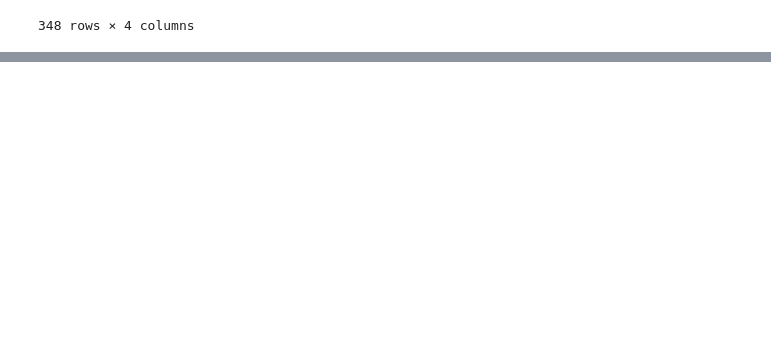
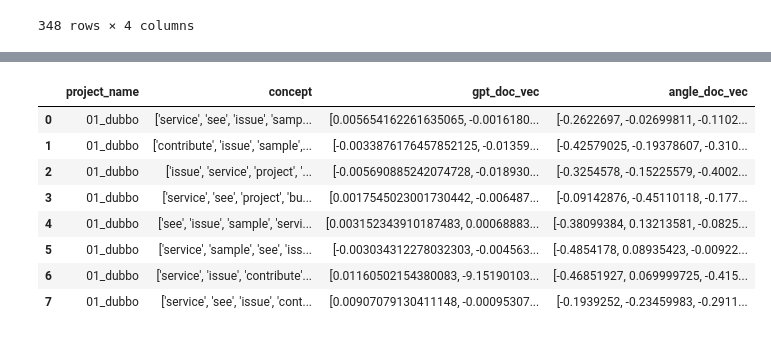
Before and after one commit to zakipauzi/concept-domain-coverage, a Jupyter notebook: 2_vectorising.ipynb, the cells around one changed output, grey strips where cells are left out. Cells and saved outputs as stored; diff of their text form; code cells hidden in the pictures; blank space fills up the shorter version.

```diff
--- a/2_vectorising.ipynb
+++ b/2_vectorising.ipynb
@@ -1073,0 +1011,12 @@ plot.show()
+# %%
+dubbo_doc_df
+# %% [output]
+|  | project_name | concept | gpt_doc_vec | angle_doc_vec |
+| 0 | 01_dubbo | ['service', 'see', 'issue', 'samp... | [0.005654162261635065, -0.0016180... | [-0.2622697, -0.02699811, -0.1102... |
+| 1 | 01_dubbo | ['contribute', 'issue', 'sample',... | [-0.0033876176457852125, -0.01359... | [-0.42579025, -0.19378607, -0.310... |
+| 2 | 01_dubbo | ['issue', 'service', 'project', '... | [-0.005690885242074728, -0.018930... | [-0.3254578, -0.15225579, -0.4002... |
+| 3 | 01_dubbo | ['service', 'see', 'project', 'bu... | [0.0017545023001730442, -0.006487... | [-0.09142876, -0.45110118, -0.177... |
+| 4 | 01_dubbo | ['see', 'issue', 'sample', 'servi... | [0.003152343910187483, 0.00068883... | [-0.38099384, 0.13213581, -0.0825... |
+| 5 | 01_dubbo | ['service', 'sample', 'see', 'iss... | [-0.003034312278032303, -0.004563... | [-0.4854178, 0.08935423, -0.00922... |
+| 6 | 01_dubbo | ['service', 'issue', 'contribute'... | [0.01160502154380083, -9.15190103... | [-0.46851927, 0.069999725, -0.415... |
+| 7 | 01_dubbo | ['service', 'see', 'issue', 'cont... | [0.00907079130411148, -0.00095307... | [-0.1939252, -0.23459983, -0.2911... |
```
Also changed, not shown: parts of 7 cells of this notebook.
